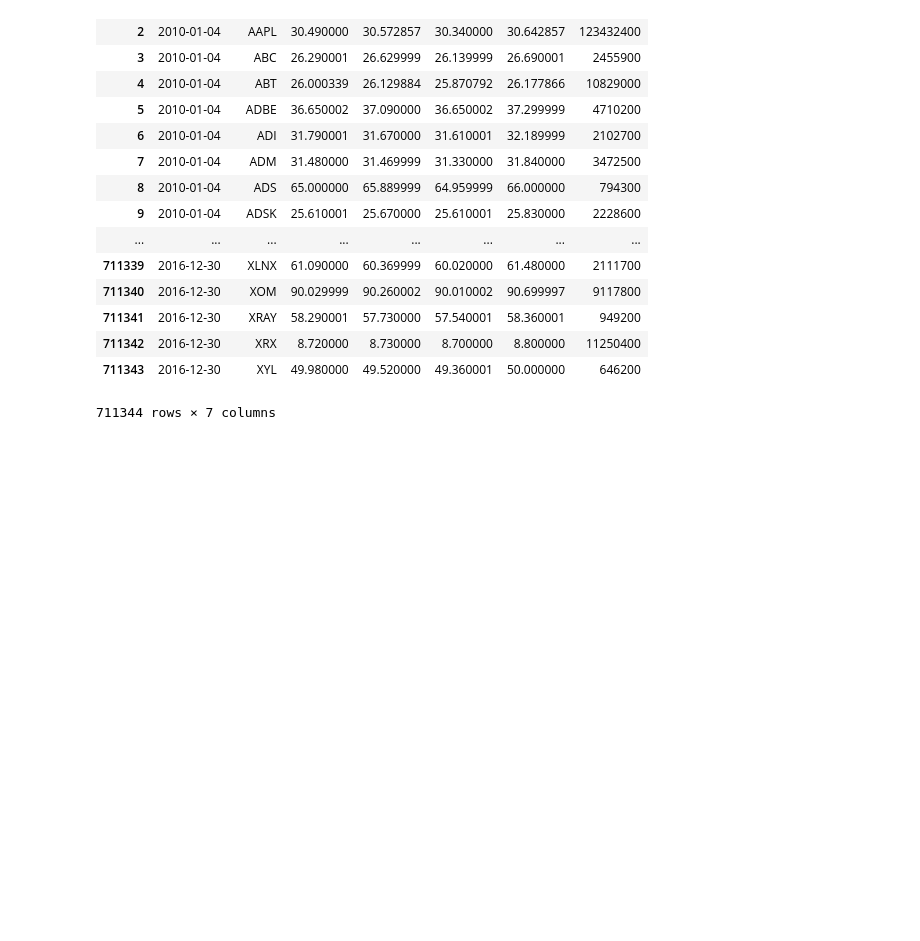
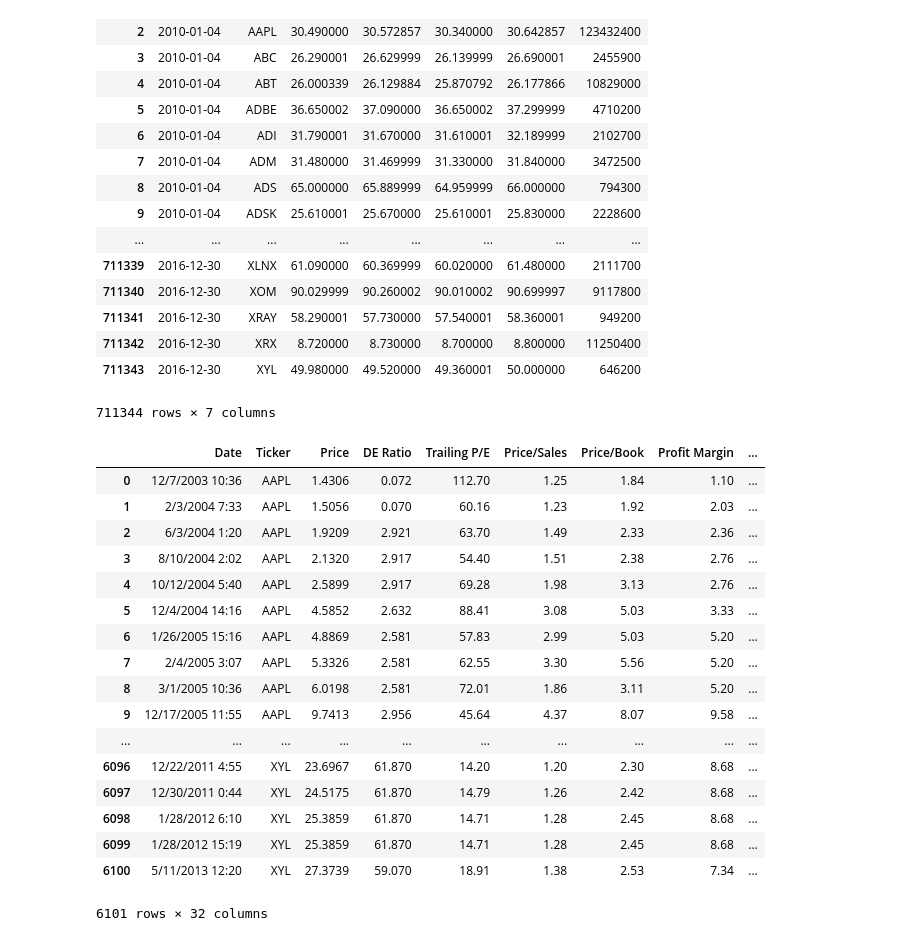
Before and after one commit to Jackson-lk/CEBD1260, a Jupyter notebook: Project/Code/Cleaning/Data_cleaning.ipynb, the cells around one changed output. Drawn from its saved outputs; the diff is of its cells as text; code cells hidden in the pictures; blank space fills up the shorter version.

```diff
--- a/Project/Code/Cleaning/Data_cleaning.ipynb
+++ b/Project/Code/Cleaning/Data_cleaning.ipynb
@@ -6,9 +6,11 @@ import numpy as np
 import scipy as sp
 import matplotlib as plt
 # %%
-# read file from csv
+# read files from csv
 df_info = pd.read_csv('../../Dataset/Dataset_original/fundamentals.csv')
 df_price = pd.read_csv('../../Dataset/Dataset_original/prices-split-adjusted.csv')
+# This is data from another dataset
+df_stats = pd.read_csv('../../Dataset/Dataset_original/key_stats_yahoo.csv')
 # %%
 df_price.sort_values(by=['symbol', 'date'])
 # %% [output]
@@ -199,3 +203,32 @@ df_price
 711344 rows × 7 columns
 # %%
 df_price.to_csv('../../Dataset/Dataset_clean/price_UtoD.csv')
+# %%
+# Remove outdated companies from the key_stats.csv
+# Change the ticker symbol to upper case
+df_stats['Ticker'] = df_stats['Ticker'].str.upper()
+
+df_stats['Keep'] = df_stats.Ticker.isin(S_P500List.TickerUtoD)
+df_stats = df_stats[df_stats.Keep == True]
+df_stats = df_stats.drop(['Unnamed: 0','Keep'], axis = 1)
+df_stats = df_stats.reset_index(drop = True)
+df_stats
+# %% [output]
+|  | Date | Ticker | Price | DE Ratio | Trailing P/E | Price/Sales | Price/Book | Profit Margin | ... |
+| 0 | 12/7/2003 10:36 | AAPL | 1.4306 | 0.072 | 112.70 | 1.25 | 1.84 | 1.10 | ... |
+| 1 | 2/3/2004 7:33 | AAPL | 1.5056 | 0.070 | 60.16 | 1.23 | 1.92 | 2.03 | ... |
+| 2 | 6/3/2004 1:20 | AAPL | 1.9209 | 2.921 | 63.70 | 1.49 | 2.33 | 2.36 | ... |
+| 3 | 8/10/2004 2:02 | AAPL | 2.1320 | 2.917 | 54.40 | 1.51 | 2.38 | 2.76 | ... |
+| 4 | 10/12/2004 5:40 | AAPL | 2.5899 | 2.917 | 69.28 | 1.98 | 3.13 | 2.76 | ... |
+| 5 | 12/4/2004 14:16 | AAPL | 4.5852 | 2.632 | 88.41 | 3.08 | 5.03 | 3.33 | ... |
+| 6 | 1/26/2005 15:16 | AAPL | 4.8869 | 2.581 | 57.83 | 2.99 | 5.03 | 5.20 | ... |
+| 7 | 2/4/2005 3:07 | AAPL | 5.3326 | 2.581 | 62.55 | 3.30 | 5.56 | 5.20 | ... |
+| 8 | 3/1/2005 10:36 | AAPL | 6.0198 | 2.581 | 72.01 | 1.86 | 3.11 | 5.20 | ... |
+| 9 | 12/17/2005 11:55 | AAPL | 9.7413 | 2.956 | 45.64 | 4.37 | 8.07 | 9.58 | ... |
+| ... | ... | ... | ... | ... | ... | ... | ... | ... | ... |
+| 6096 | 12/22/2011 4:55 | XYL | 23.6967 | 61.870 | 14.20 | 1.20 | 2.30 | 8.68 | ... |
+| 6097 | 12/30/2011 0:44 | XYL | 24.5175 | 61.870 | 14.79 | 1.26 | 2.42 | 8.68 | ... |
+| 6098 | 1/28/2012 6:10 | XYL | 25.3859 | 61.870 | 14.71 | 1.28 | 2.45 | 8.68 | ... |
+| 6099 | 1/28/2012 15:19 | XYL | 25.3859 | 61.870 | 14.71 | 1.28 | 2.45 | 8.68 | ... |
+| 6100 | 5/11/2013 12:20 | XYL | 27.3739 | 59.070 | 18.91 | 1.38 | 2.53 | 7.34 | ... |
+6101 rows × 32 columns
```
Also changed, not shown: parts of 3 cells of this notebook.
